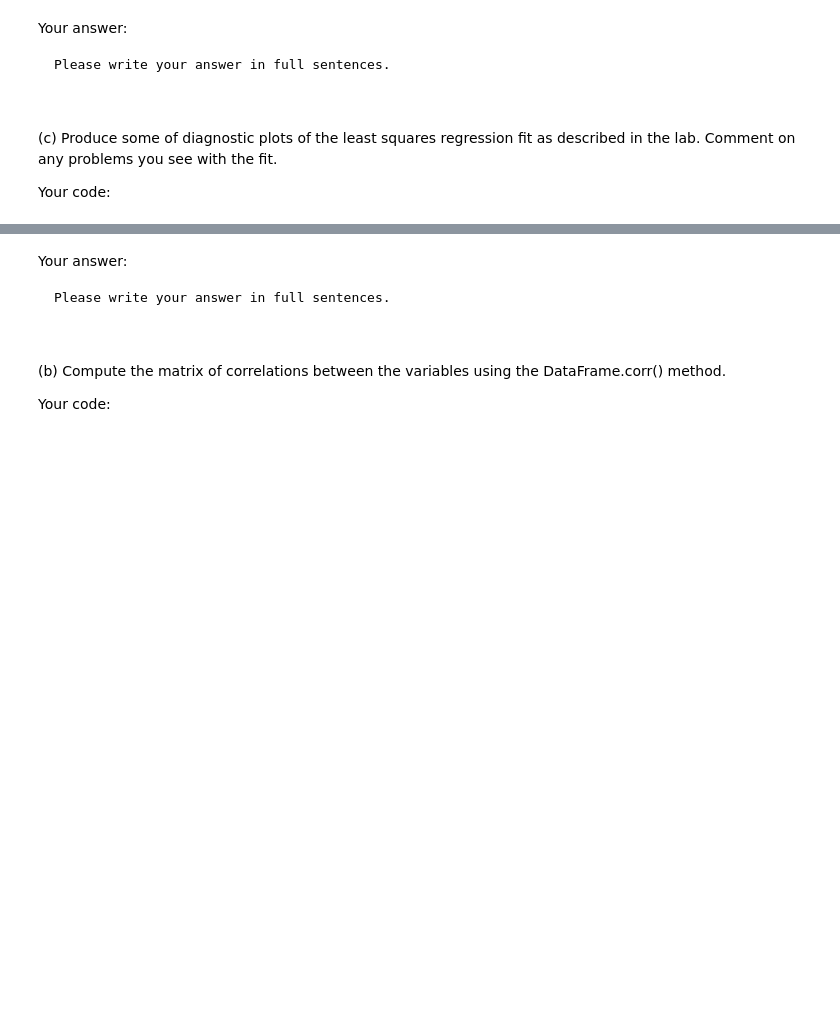
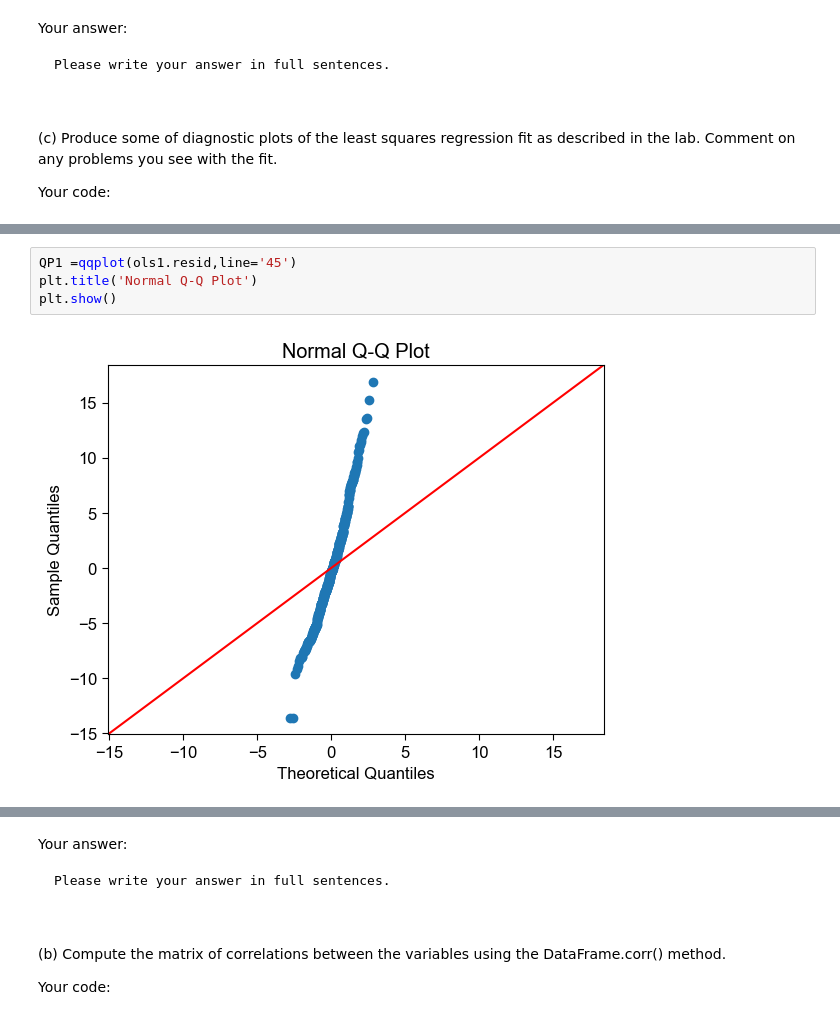
Before and after one commit to BU-MSSP-Classroom/ma679-spring2024-01-linear-regression-yuyangsun28k, a Jupyter notebook: Ch3_Regression_Python.ipynb, the cells around one changed output, grey strips where cells are left out. Drawn from its saved outputs; the diff is of its cells as text; blank space fills up the shorter version.

```diff
--- a/Ch3_Regression_Python.ipynb
+++ b/Ch3_Regression_Python.ipynb
@@ -624,0 +803,6 @@ Your code:
+# %%
+QP1 =qqplot(ols1.resid,line='45')
+plt.title('Normal Q-Q Plot')
+plt.show()
+# %% [output]
+[figure, added]
```
Also changed, not shown: parts of 34 cells of this notebook, 1 other file.
